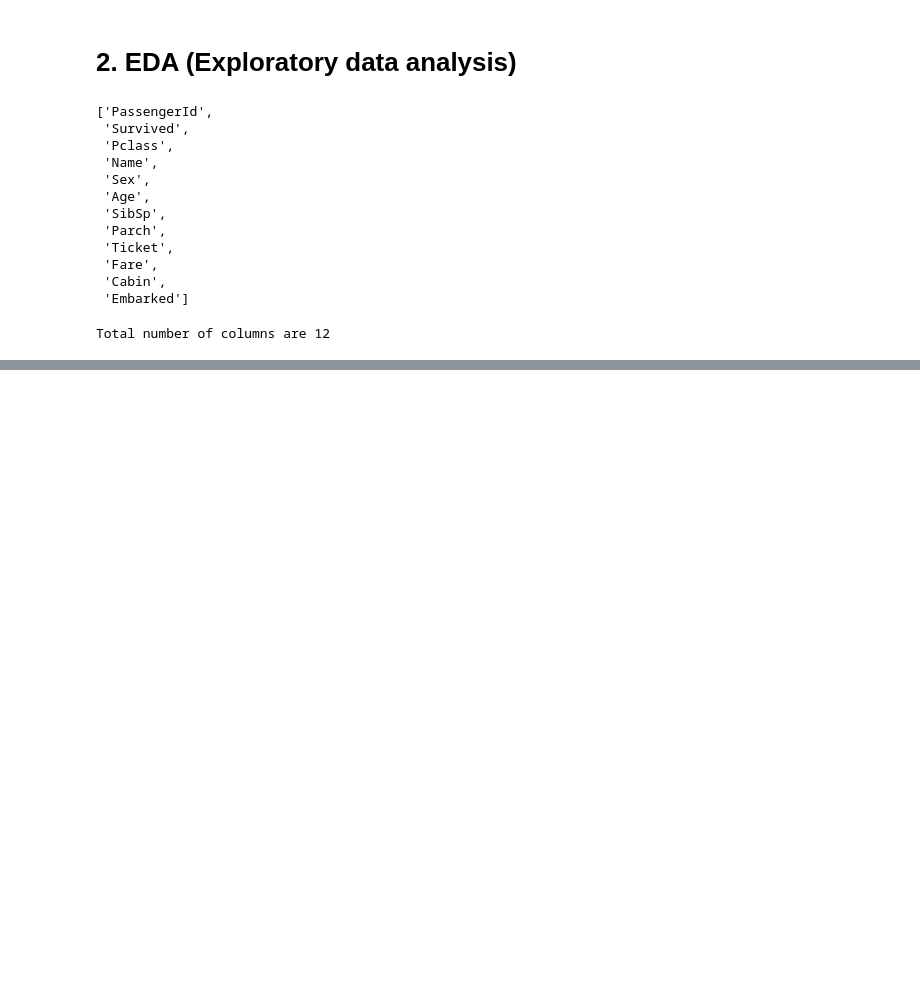
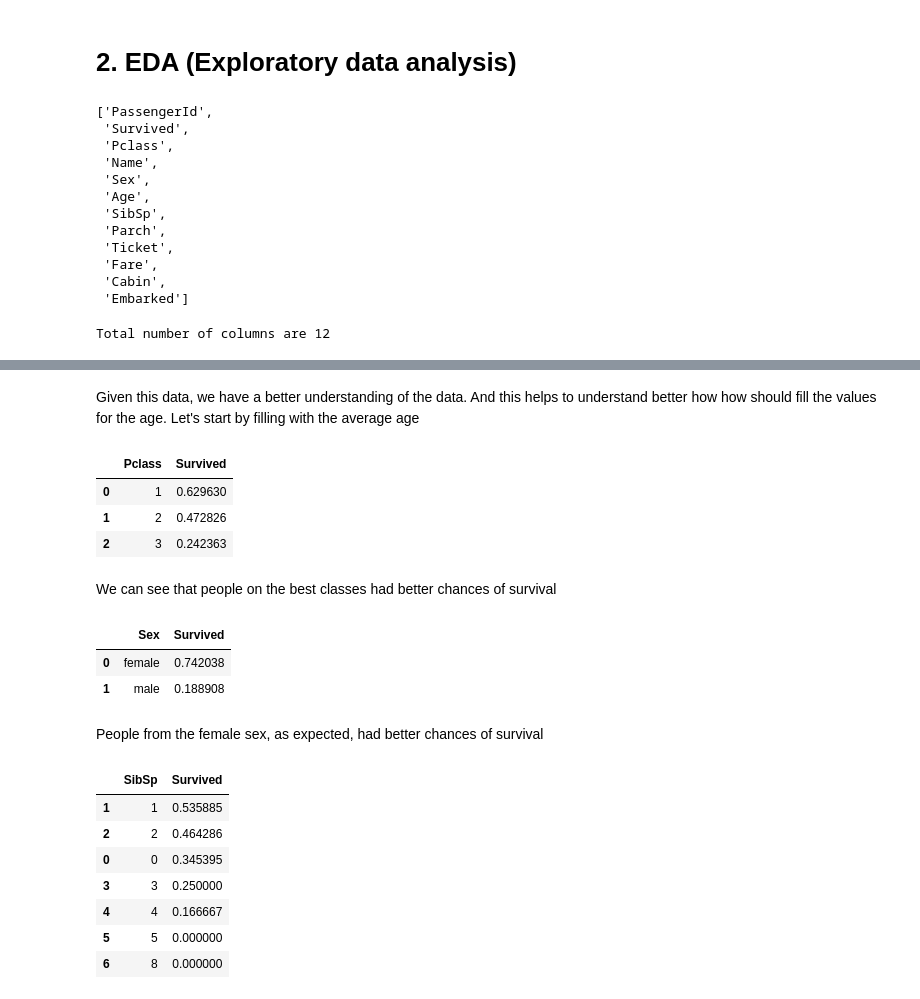
Before and after one commit to joao-dias-25/titanic_ML, a Jupyter notebook: ML classsification.ipynb, the cells around one changed output, grey strips where cells are left out. Cells and saved outputs as stored; diff of their text form; code cells hidden in the pictures; blank space fills up the shorter version.

```diff
--- a/ML classsification.ipynb
+++ b/ML classsification.ipynb
@@ -31,0 +97,31 @@ y = df[["Survived"]]
+# %% [markdown]
+Given this data, we have a better understanding of the data. And this helps to understand better how how should fill the values for the age. Let's start by filling with the average age
+# %%
+# If we analyse some of the features with the predict label
+X[['Pclass', 'Survived']].groupby(['Pclass'], as_index=False).mean().sort_values(by='Survived', ascending=False)
+# %% [output]
+|  | Pclass | Survived |
+| 0 | 1 | 0.629630 |
+| 1 | 2 | 0.472826 |
+| 2 | 3 | 0.242363 |
+# %% [markdown]
+We can see that people on the best classes had better chances of survival
+# %%
+X[["Sex", "Survived"]].groupby(['Sex'], as_index=False).mean().sort_values(by='Survived', ascending=False)
+# %% [output]
+|  | Sex | Survived |
+| 0 | female | 0.742038 |
+| 1 | male | 0.188908 |
+# %% [markdown]
+People from the female sex, as expected, had better chances of survival
+# %%
+X[["SibSp", "Survived"]].groupby(['SibSp'], as_index=False).mean().sort_values(by='Survived', ascending=False)
+# %% [output]
+|  | SibSp | Survived |
+| 1 | 1 | 0.535885 |
+| 2 | 2 | 0.464286 |
+| 0 | 0 | 0.345395 |
+| 3 | 3 | 0.250000 |
+| 4 | 4 | 0.166667 |
+| 5 | 5 | 0.000000 |
+| 6 | 8 | 0.000000 |
```
Also changed, not shown: parts of 29 cells of this notebook.
